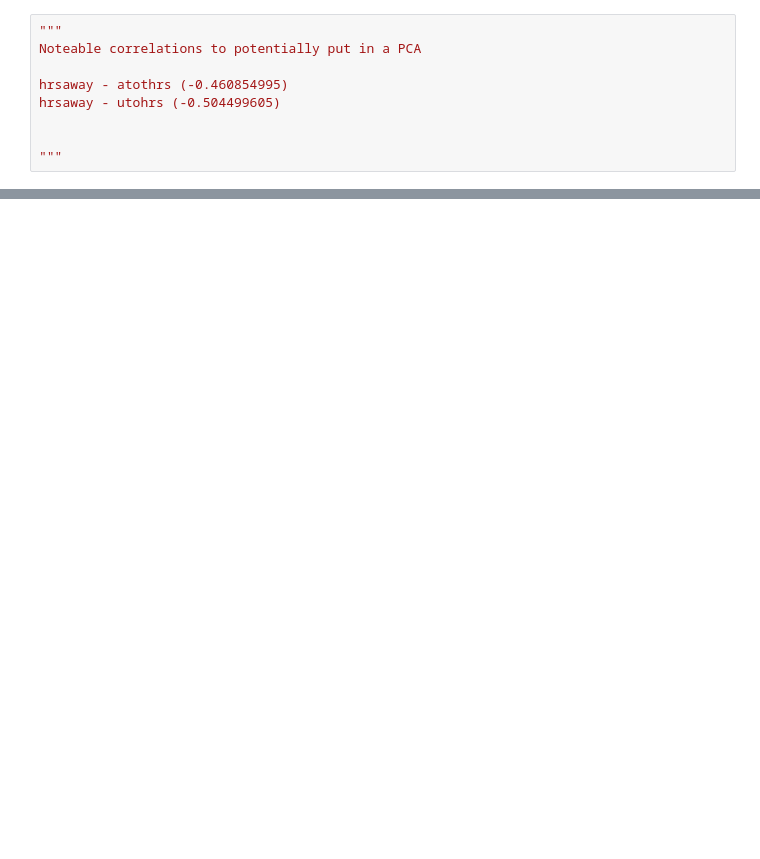
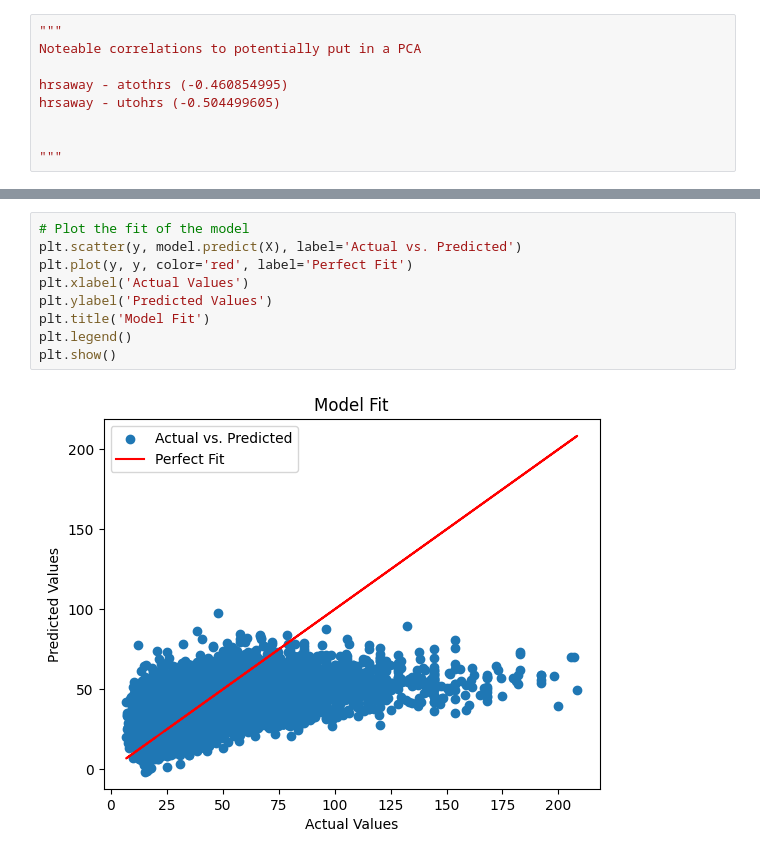
Before and after one commit to CarsonBoettinger/EconComp2025, a Jupyter notebook: elasticnet.ipynb, the cells around one changed output, grey strips where cells are left out. Saved outputs shown, nothing was run; the diff lists cells and outputs as text; blank space fills up the shorter version.

```diff
--- a/elasticnet.ipynb
+++ b/elasticnet.ipynb
@@ -102,4 +107,15 @@ Mean MAE: 10.063 (0.159)
 ElasticNet(alpha=0.1, l1_ratio=0.75)
+# %%
+# Plot the fit of the model
+plt.scatter(y, model.predict(X), label='Actual vs. Predicted')
+plt.plot(y, y, color='red', label='Perfect Fit')
+plt.xlabel('Actual Values')
+plt.ylabel('Predicted Values')
+plt.title('Model Fit')
+plt.legend()
+plt.show()
+# %% [output]
+[figure, added]
 # %%
 from sklearn.metrics import r2_score, mean_squared_error
 from statsmodels.stats.outliers_influence import variance_inflation_factor
```
Also changed, not shown: parts of 8 cells of this notebook.
